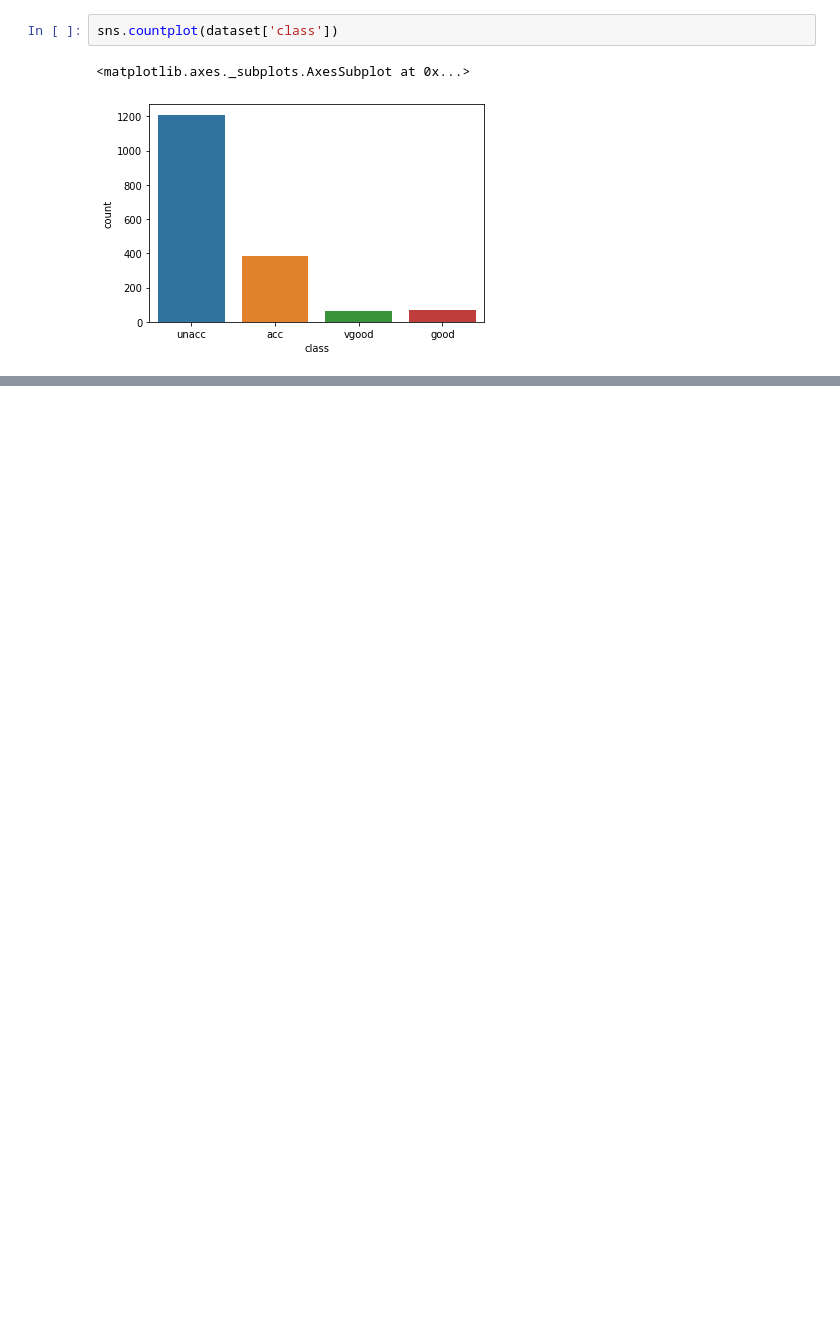
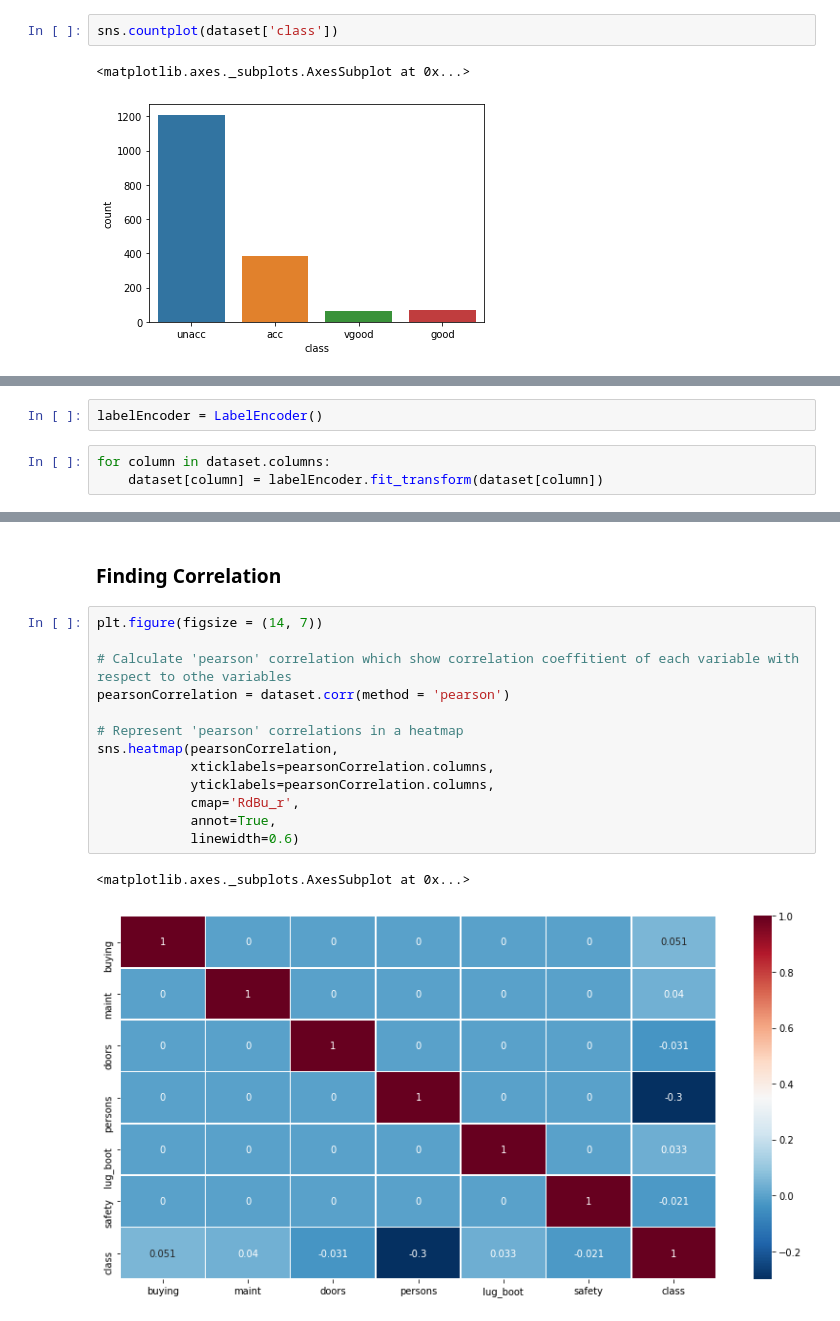
Before and after one commit to zaedulislam/Machine_Learning_Projects, a Jupyter notebook: Car Acceptability Evaluation/Car Acceptability Evaluation.ipynb, the cells around one changed output, grey strips where cells are left out. Cells and saved outputs as stored; diff of their text form; blank space fills up the shorter version.

```diff
--- a/Car Acceptability Evaluation/Car Acceptability Evaluation.ipynb
+++ b/Car Acceptability Evaluation/Car Acceptability Evaluation.ipynb
@@ -96,0 +114,5 @@ sns.countplot(dataset['class'])
+# %%
+labelEncoder = LabelEncoder()
+# %%
+for column in dataset.columns:
+    dataset[column] = labelEncoder.fit_transform(dataset[column])
@@ -96,0 +128,18 @@ sns.countplot(dataset['class'])
+# %% [markdown]
+### **Finding Correlation**
+# %%
+plt.figure(figsize = (14, 7))
+
+# Calculate 'pearson' correlation which show correlation coeffitient of each variable with respect to othe variables
+pearsonCorrelation = dataset.corr(method = 'pearson')
+
+# Represent 'pearson' correlations in a heatmap
+sns.heatmap(pearsonCorrelation,
+            xticklabels=pearsonCorrelation.columns,
+            yticklabels=pearsonCorrelation.columns,
+            cmap='RdBu_r',
+            annot=True,
+            linewidth=0.6)
+# %% [output]
+<matplotlib.axes._subplots.AxesSubplot at 0x...>
+[figure, added]
```
Also changed, not shown: parts of 9 cells of this notebook.
